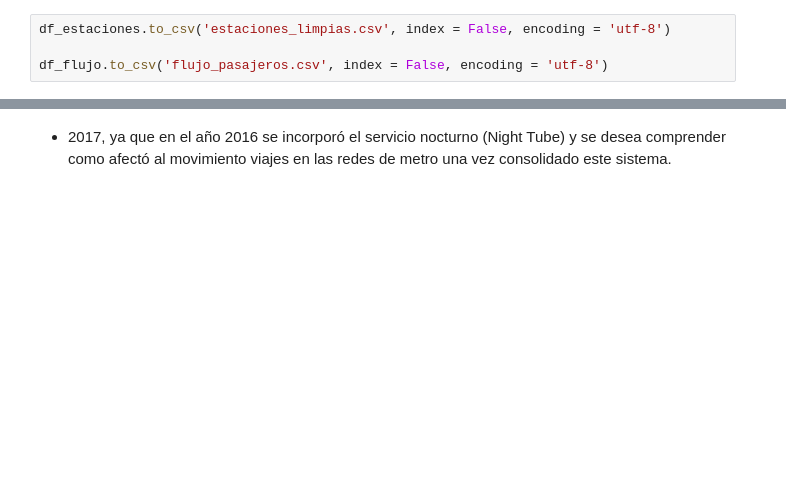
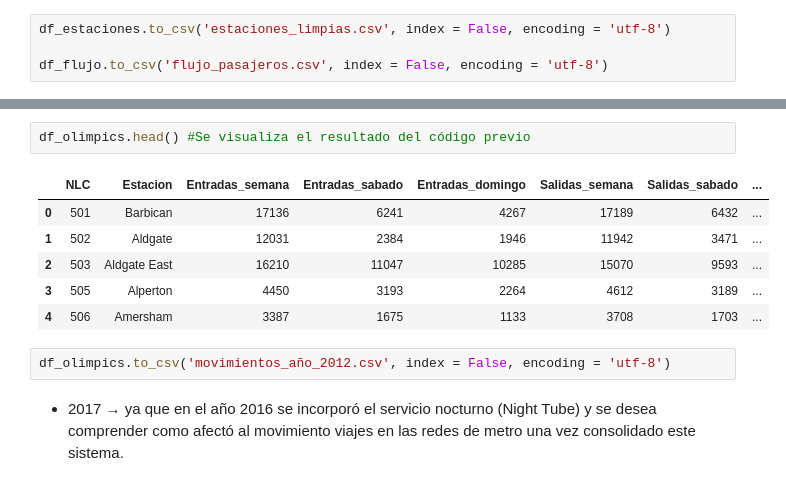
Before and after one commit to MatiasTabak/TFL-Station-Data-Pipeline, a Jupyter notebook: notebooks/data_work.ipynb, the cells around one changed output, grey strips where cells are left out. Cells and saved outputs as stored; diff of their text form; blank space fills up the shorter version.

```diff
--- a/notebooks/data_work.ipynb
+++ b/notebooks/data_work.ipynb
@@ -303,5 +360,16 @@ True
+# %%
+df_olimpics.head() #Se visualiza el resultado del código previo
+# %% [output]
+|  | NLC | Estacion | Entradas_semana | Entradas_sabado | Entradas_domingo | Salidas_semana | Salidas_sabado | ... |
+| 0 | 501 | Barbican | 17136 | 6241 | 4267 | 17189 | 6432 | ... |
+| 1 | 502 | Aldgate | 12031 | 2384 | 1946 | 11942 | 3471 | ... |
+| 2 | 503 | Aldgate East | 16210 | 11047 | 10285 | 15070 | 9593 | ... |
+| 3 | 505 | Alperton | 4450 | 3193 | 2264 | 4612 | 3189 | ... |
+| 4 | 506 | Amersham | 3387 | 1675 | 1133 | 3708 | 1703 | ... |
+# %%
+df_olimpics.to_csv('movimientos_año_2012.csv', index = False, encoding = 'utf-8')
 # %% [markdown]
-- 2017, ya que en el año 2016 se incorporó el servicio nocturno (Night Tube) y se desea comprender como afectó al movimiento viajes en las redes de metro una vez consolidado este sistema.
+- 2017 &rarr; ya que en el año 2016 se incorporó el servicio nocturno (Night Tube) y se desea comprender como afectó al movimiento viajes en las redes de metro una vez consolidado este sistema.
 # %%
 df_nocturno = pd.read_csv('Weekly Data 2017.csv', skiprows=6)
 
```
Also changed, not shown: parts of 33 cells of this notebook.
